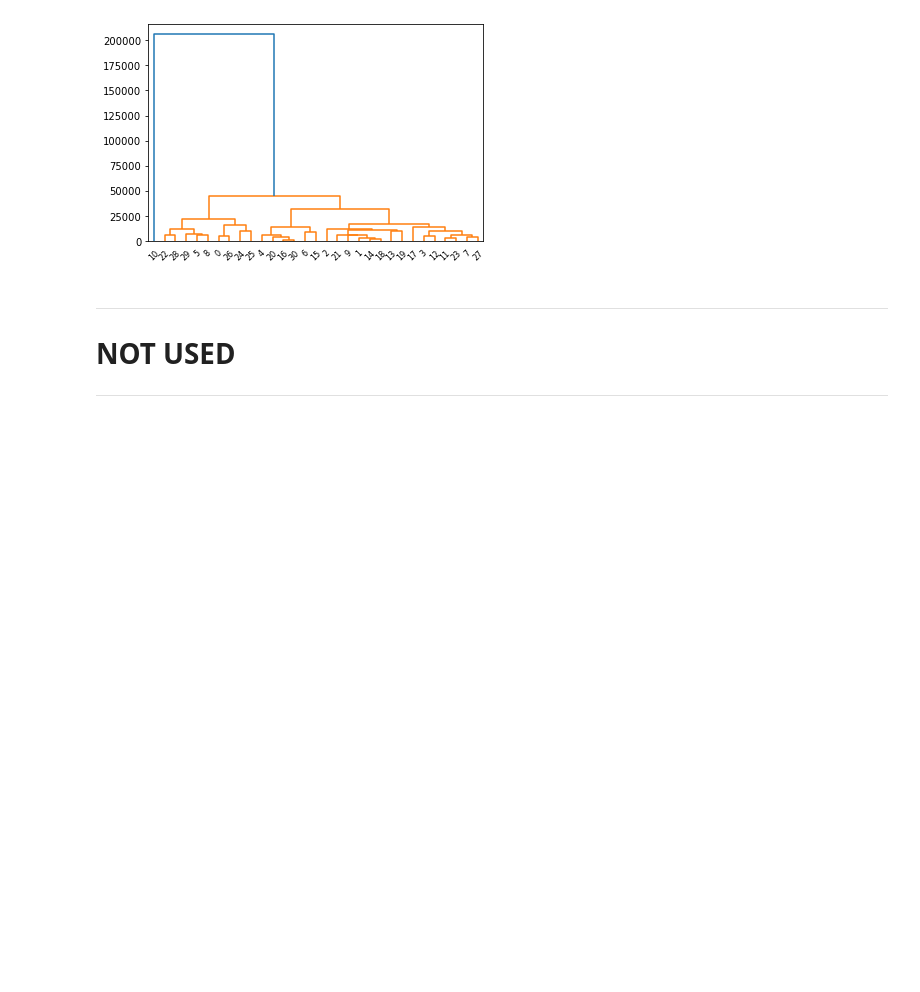
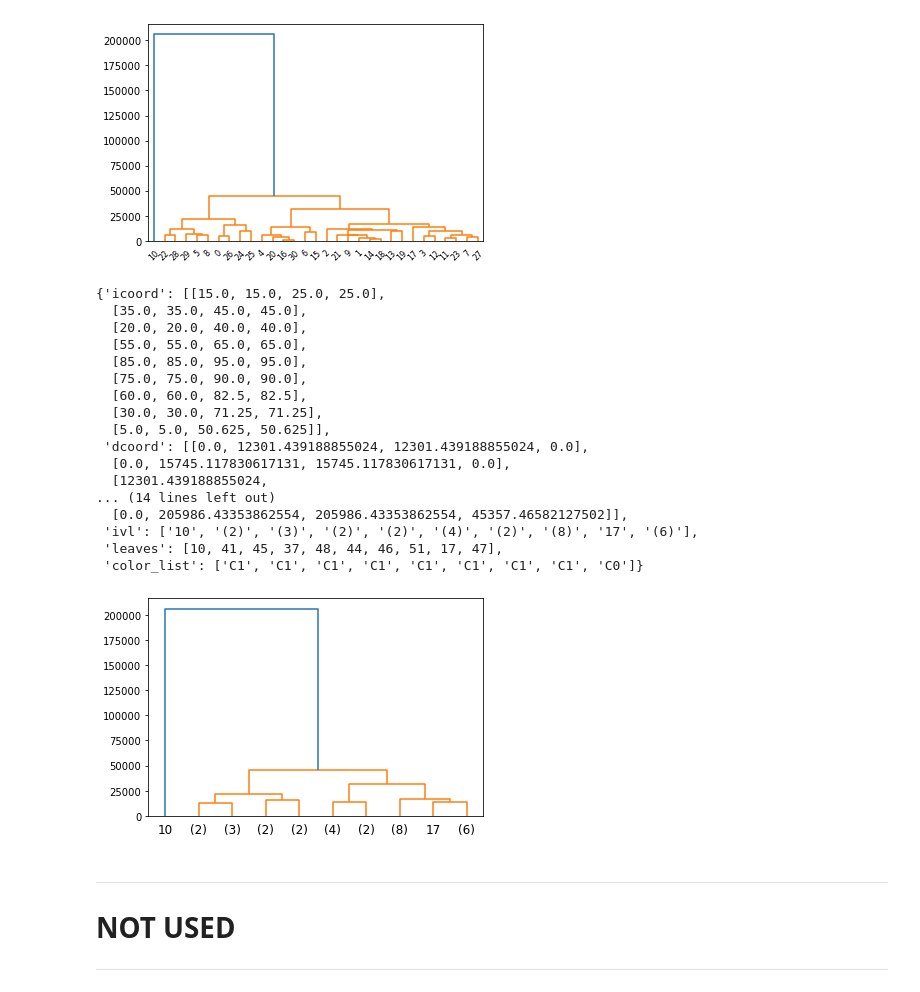
Before and after one commit to stein463/AppliedDataScienceCapstoneIBM, a Jupyter notebook: FinalProjectForIBMDataScienceCertification.ipynb, the cells around one changed output. Drawn from its saved outputs; the diff is of its cells as text; code cells hidden in the pictures; blank space fills up the shorter version.

```diff
--- a/FinalProjectForIBMDataScienceCertification.ipynb
+++ b/FinalProjectForIBMDataScienceCertification.ipynb
@@ -866,6 +887,27 @@ dendrogram(Z0)
   'C1',
   'C0']}
 [figure]
+# %%
+dendrogram(Z0,truncate_mode='lastp',p=10)
+# %% [output]
+{'icoord': [[15.0, 15.0, 25.0, 25.0],
+  [35.0, 35.0, 45.0, 45.0],
+  [20.0, 20.0, 40.0, 40.0],
+  [55.0, 55.0, 65.0, 65.0],
+  [85.0, 85.0, 95.0, 95.0],
+  [75.0, 75.0, 90.0, 90.0],
+  [60.0, 60.0, 82.5, 82.5],
+  [30.0, 30.0, 71.25, 71.25],
+  [5.0, 5.0, 50.625, 50.625]],
+ 'dcoord': [[0.0, 12301.439188855024, 12301.439188855024, 0.0],
+  [0.0, 15745.117830617131, 15745.117830617131, 0.0],
+  [12301.439188855024,
+... (14 lines left out)
+  [0.0, 205986.43353862554, 205986.43353862554, 45357.46582127502]],
+ 'ivl': ['10', '(2)', '(3)', '(2)', '(2)', '(4)', '(2)', '(8)', '17', '(6)'],
+ 'leaves': [10, 41, 45, 37, 48, 44, 46, 51, 17, 47],
+ 'color_list': ['C1', 'C1', 'C1', 'C1', 'C1', 'C1', 'C1', 'C1', 'C0']}
+[figure, added]
 # %% [markdown]
 ***
 #  NOT USED
```
Also changed, not shown: parts of 1 cell of this notebook.
